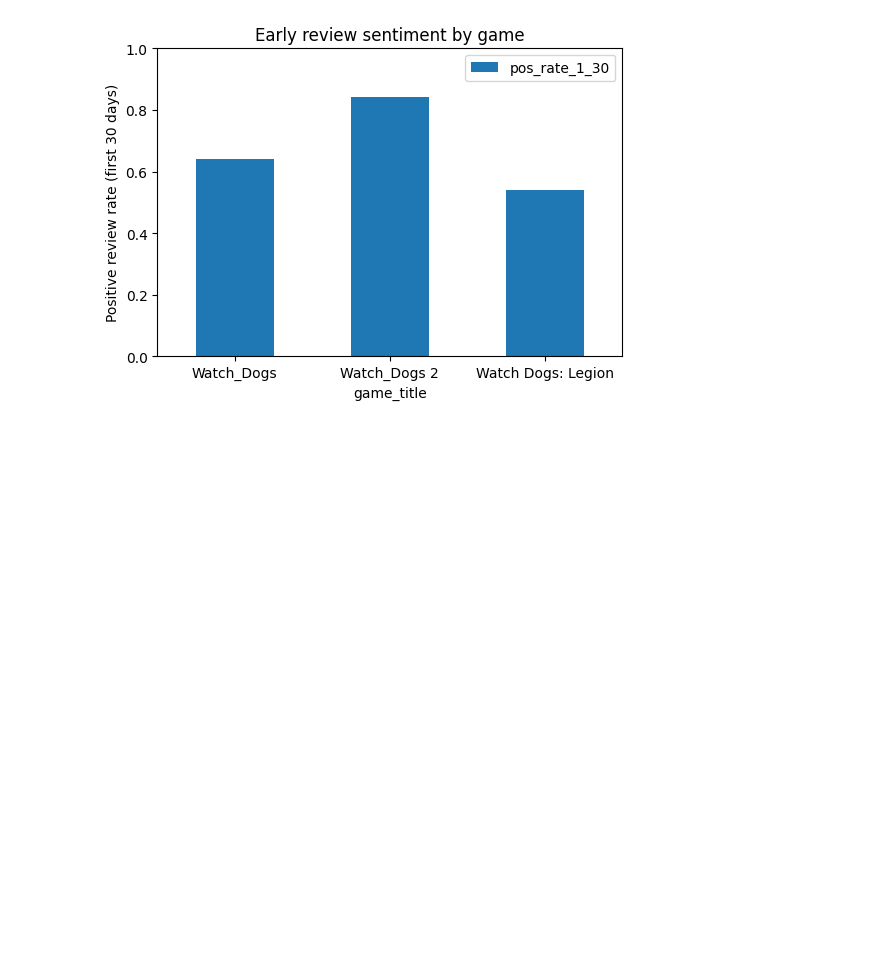
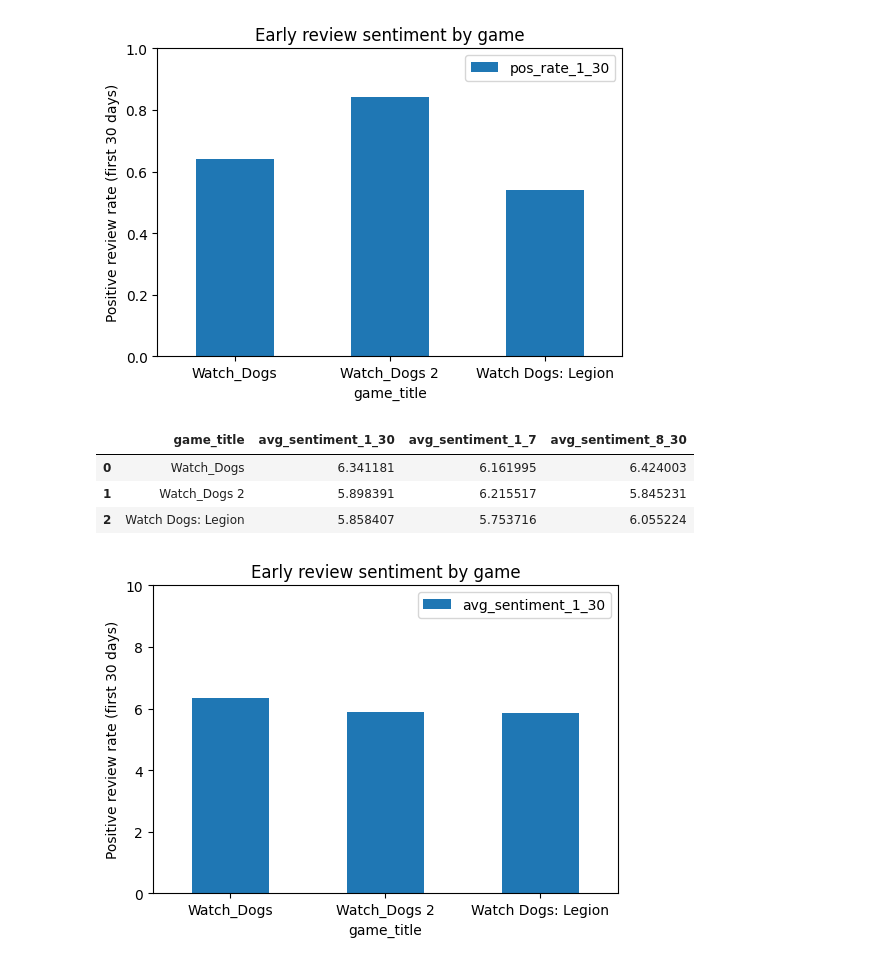
Before and after one commit to FarhanK29/Video_Game_Prediction_Model, a Jupyter notebook: watch_dogs_analysis.ipynb, the cells around one changed output. Drawn from its saved outputs; the diff is of its cells as text; code cells hidden in the pictures; blank space fills up the shorter version.

```diff
--- a/watch_dogs_analysis.ipynb
+++ b/watch_dogs_analysis.ipynb
@@ -83,7 +118,7 @@ for game in GAMES:
 # %%
-def summarize_early_reviews(df: pd.DataFrame, game_title: str) -> pd.Series:
+def summarize_early_reviews(df, game_title):
+
     first30 = df[df["days_since_release"].between(1, 30)].copy()
-
     week1 = first30[first30["days_since_release"].between(1, 7)]
     days8_30 = first30[first30["days_since_release"].between(8, 30)]
 
@@ -96,6 +131,9 @@ def summarize_early_reviews(df: pd.DataFrame, game_title: str) -> pd.Series:
         "pos_rate_1_7": week1["voted_up"].mean() if len(week1) > 0 else None,
         "pos_rate_8_30": days8_30["voted_up"].mean() if len(days8_30) > 0 else None,
         "avg_review_len_1_30": first30["review_length"].mean() if len(first30) > 0 else None,
+        "avg_sentiment_1_30": first30["sentiment_simple"].mean() if len(first30) > 0 else None,
+        "avg_sentiment_1_7": week1["sentiment_simple"].mean() if len(week1) > 0 else None,
+        "avg_sentiment_8_30": days8_30["sentiment_simple"].mean() if len(days8_30) > 0 else None,
     })
 
     return summary
@@ -129,3 +167,26 @@ plt.ylim(0, 1)
 plt.show()
 # %% [output]
 [figure]
+# %%
+summary_df[[
+    "game_title",
+    "avg_sentiment_1_30",
+    "avg_sentiment_1_7",
+    "avg_sentiment_8_30"
+]]
+# %% [output]
+|  | game_title | avg_sentiment_1_30 | avg_sentiment_1_7 | avg_sentiment_8_30 |
+| 0 | Watch_Dogs | 6.341181 | 6.161995 | 6.424003 |
+| 1 | Watch_Dogs 2 | 5.898391 | 6.215517 | 5.845231 |
+| 2 | Watch Dogs: Legion | 5.858407 | 5.753716 | 6.055224 |
+# %%
+summary_df[["game_title", "avg_sentiment_1_30"]].set_index("game_title").plot(
+    kind="bar", figsize=(6,4)
+)
+plt.ylabel("Positive review rate (first 30 days)")
+plt.title("Early review sentiment by game")
+plt.xticks(rotation=0)
+plt.ylim(0, 10)
+plt.show()
+# %% [output]
+[figure, added]
```
Also changed, not shown: parts of 3 cells of this notebook.
